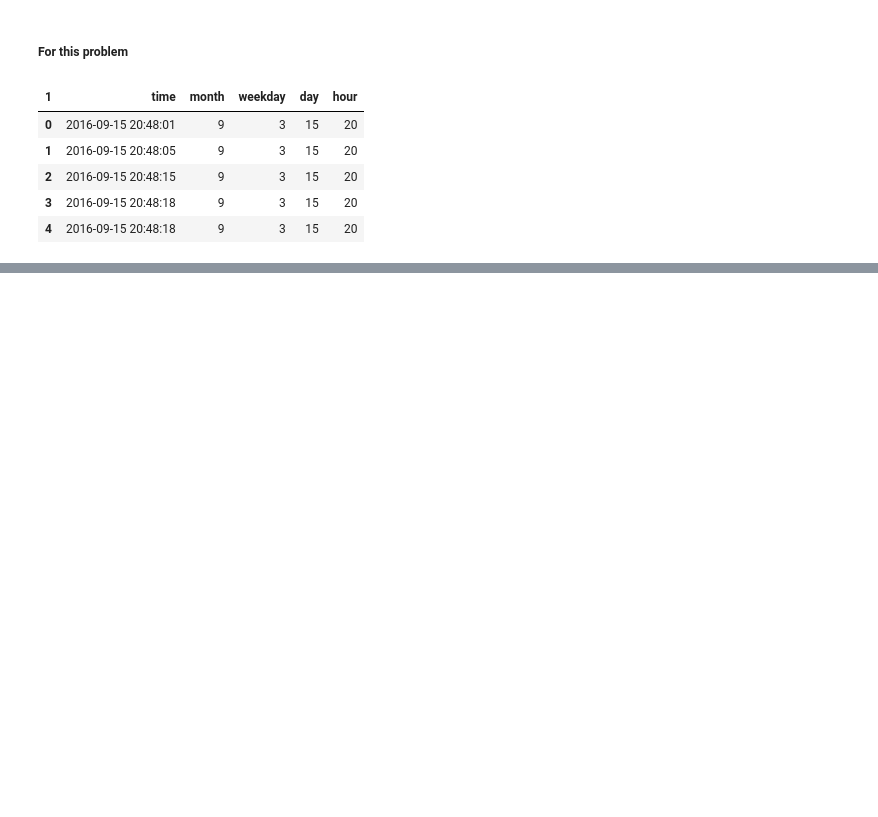
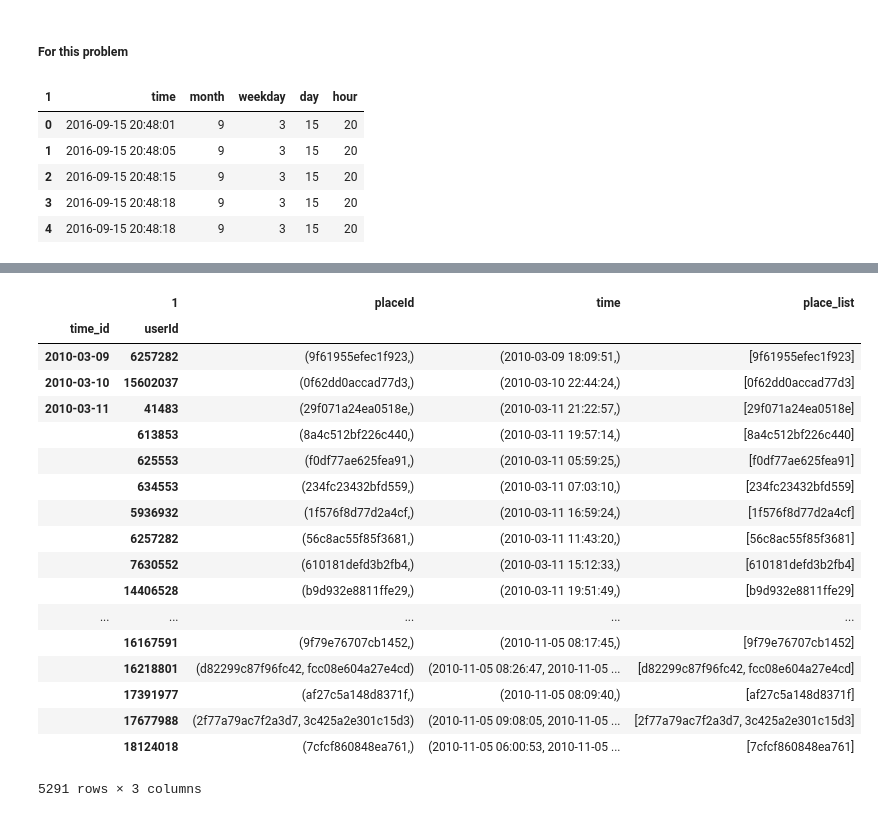
Before and after one commit to fanzhangsuper/Fancy_project, a Jupyter notebook: GenerateData.ipynb, the cells around one changed output, grey strips where cells are left out. Saved outputs shown, nothing was run; the diff lists cells and outputs as text; code cells hidden in the pictures; blank space fills up the shorter version.

```diff
--- a/GenerateData.ipynb
+++ b/GenerateData.ipynb
@@ -316,0 +495,31 @@ df[['time', 'month', 'weekday', 'day', 'hour']].head(5)
+# %%
+df_sample_m = df_sample[['userId', 'placeId', 'time_id', 'time']]
+# %%
+gp = df_sample_m.groupby(['time_id', 'userId'])
+# %%
+timeId_userId_x_placeId_df_sample = gp.aggregate(lambda x: tuple(x.loc[x.shift() != x]))
+# %%
+timeId_userId_x_placeId_df_sample['place_list'] = \
+timeId_userId_x_placeId_df_sample['placeId'].apply(lambda x: remove_consecutive_in_list(x))
+# %%
+timeId_userId_x_placeId_df_sample
+# %% [output]
+|  | 1 | placeId | time | place_list |
+| time_id | userId |  |  |  |
+| 2010-03-09 | 6257282 | (9f61955efec1f923,) | (2010-03-09 18:09:51,) | [9f61955efec1f923] |
+| 2010-03-10 | 15602037 | (0f62dd0accad77d3,) | (2010-03-10 22:44:24,) | [0f62dd0accad77d3] |
+| 2010-03-11 | 41483 | (29f071a24ea0518e,) | (2010-03-11 21:22:57,) | [29f071a24ea0518e] |
+|  | 613853 | (8a4c512bf226c440,) | (2010-03-11 19:57:14,) | [8a4c512bf226c440] |
+|  | 625553 | (f0df77ae625fea91,) | (2010-03-11 05:59:25,) | [f0df77ae625fea91] |
+|  | 634553 | (234fc23432bfd559,) | (2010-03-11 07:03:10,) | [234fc23432bfd559] |
+|  | 5936932 | (1f576f8d77d2a4cf,) | (2010-03-11 16:59:24,) | [1f576f8d77d2a4cf] |
+|  | 6257282 | (56c8ac55f85f3681,) | (2010-03-11 11:43:20,) | [56c8ac55f85f3681] |
+|  | 7630552 | (610181defd3b2fb4,) | (2010-03-11 15:12:33,) | [610181defd3b2fb4] |
+|  | 14406528 | (b9d932e8811ffe29,) | (2010-03-11 19:51:49,) | [b9d932e8811ffe29] |
+| ... | ... | ... | ... | ... |
+|  | 16167591 | (9f79e76707cb1452,) | (2010-11-05 08:17:45,) | [9f79e76707cb1452] |
+|  | 16218801 | (d82299c87f96fc42, fcc08e604a27e4cd) | (2010-11-05 08:26:47, 2010-11-05 ... | [d82299c87f96fc42, fcc08e604a27e4cd] |
+|  | 17391977 | (af27c5a148d8371f,) | (2010-11-05 08:09:40,) | [af27c5a148d8371f] |
+|  | 17677988 | (2f77a79ac7f2a3d7, 3c425a2e301c15d3) | (2010-11-05 09:08:05, 2010-11-05 ... | [2f77a79ac7f2a3d7, 3c425a2e301c15d3] |
+|  | 18124018 | (7cfcf860848ea761,) | (2010-11-05 06:00:53, 2010-11-05 ... | [7cfcf860848ea761] |
+5291 rows × 3 columns
```
Also changed, not shown: parts of 44 cells of this notebook, 31 other files.
